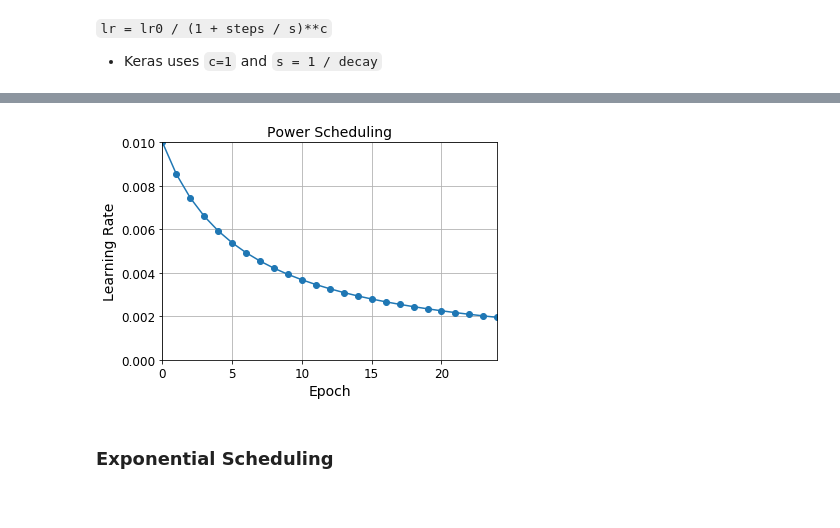
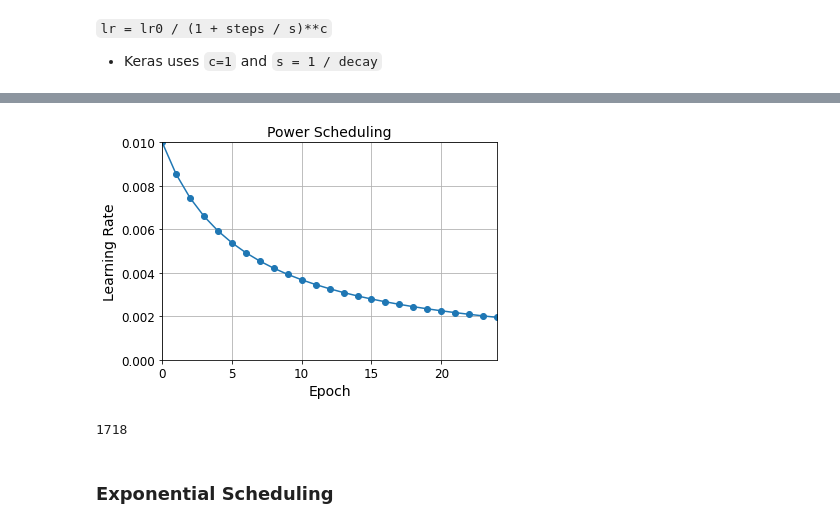
Before and after one commit to MiguelG26/Learning, a Jupyter notebook: Hands-On Machine Learning with Scikit-Learn and TensorFlow2/11_training_deep_neural_networks.ipynb, the cells around one changed output, grey strips where cells are left out. Drawn from its saved outputs; the diff is of its cells as text; code cells hidden in the pictures.

```diff
--- a/Hands-On Machine Learning with Scikit-Learn and TensorFlow2/11_training_deep_neural_networks.ipynb
+++ b/Hands-On Machine Learning with Scikit-Learn and TensorFlow2/11_training_deep_neural_networks.ipynb
@@ -873,20 +889,23 @@ Epoch 25/25
 # %%
 learning_rate = 0.01
 decay = 1e-4
 batch_size = 32
 n_steps_per_epoch = len(X_train) // batch_size
 epochs = np.arange(n_epochs)
 lrs = learning_rate / (1 + decay * epochs * n_steps_per_epoch)
 
 plt.plot(epochs, lrs,  "o-")
 plt.axis([0, n_epochs - 1, 0, 0.01])
 plt.xlabel("Epoch")
 plt.ylabel("Learning Rate")
 plt.title("Power Scheduling", fontsize=14)
 plt.grid(True)
 plt.show()
+
+n_steps_per_epoch
 # %% [output]
-[figure, old version]
+[figure, new version]
+1718
 # %% [markdown]
 ### Exponential Scheduling
 # %% [markdown]
```
Also changed, not shown: parts of 11 cells of this notebook.
